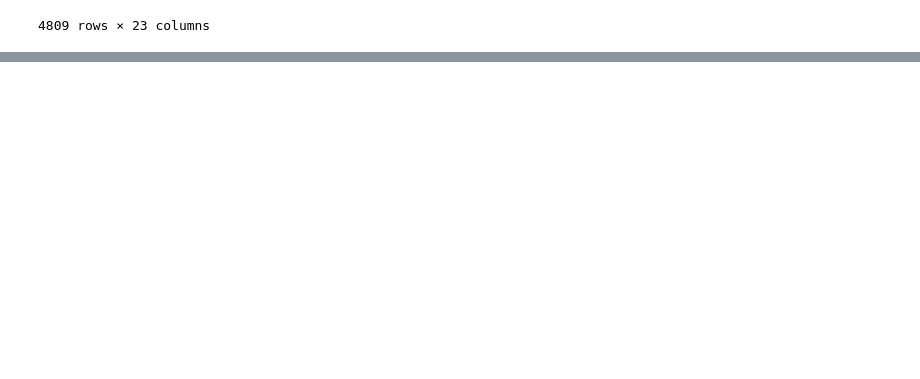
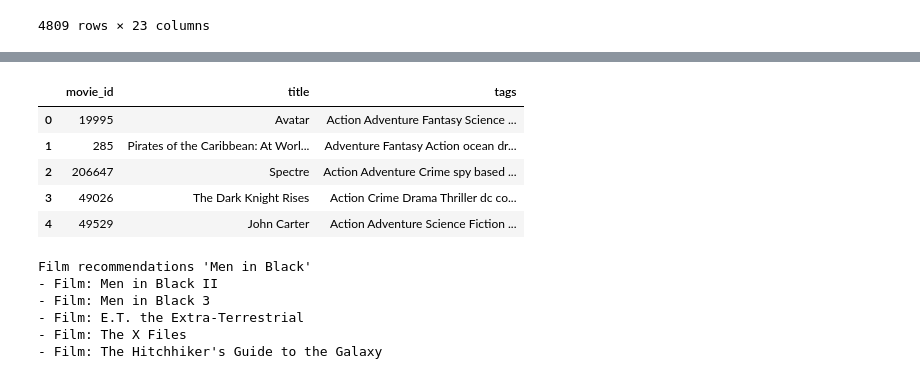
Before and after one commit to 4GeeksAcademy/alfonsoMG_KNN, a Jupyter notebook: src/explore.ipynb, the cells around one changed output, grey strips where cells are left out. Cells and saved outputs as stored; diff of their text form; code cells hidden in the pictures; blank space fills up the shorter version.

```diff
--- a/src/explore.ipynb
+++ b/src/explore.ipynb
@@ -99,0 +74,17 @@ See the caveats in the documentation: https://pandas.pydata.org/pandas-docs/stab
+# %%
+def get_names_from_json(json_list_str, key='name', max_count=None):
+        json_list = json.loads(json_list_str)
+        names = [item[key] for item in json_list if isinstance(item, dict) and key in item]
+        return ', '.join(names[:max_count]) if names else None
+
+def get_second_name_from_json(json_list_str, key='name'):
+        json_list = json.loads(json_list_str)
+        names = [item[key] for item in json_list if isinstance(item, dict) and key in item]
+        return names[1] if len(names) >= 2 else None
+
+# Aplicar la función a las columnas correspondientes
+df['genres'] = df['genres'].apply(get_names_from_json)
+df['keywords'] = df['keywords'].apply(get_names_from_json)
+df['cast'] = df['cast'].apply(get_names_from_json, max_count=3)
+df['crew'] = df['crew'].apply(get_second_name_from_json)
+df["overview"] = df["overview"].tolist()
@@ -99,0 +142,3 @@ See the caveats in the documentation: https://pandas.pydata.org/pandas-docs/stab
+# %%
+df["tags"] = df.apply(lambda row: ', '.join(map(str, [row["genres"], row["keywords"], row["cast"], row["crew"], row["overview"]])), axis=1)
+df["tags"].iloc[0]
@@ -99,0 +157,3 @@ See the caveats in the documentation: https://pandas.pydata.org/pandas-docs/stab
+# %%
+df["tags"] = df["tags"].astype(str)
+df["tags"].head()
@@ -99,0 +176,3 @@ See the caveats in the documentation: https://pandas.pydata.org/pandas-docs/stab
+# %%
+df["tags"] = df["tags"].str.replace(',', " ")
+df["tags"].iloc[0]
@@ -99,0 +186,10 @@ See the caveats in the documentation: https://pandas.pydata.org/pandas-docs/stab
+# %%
+total_data = df.drop(columns = ["overview", "genres", "keywords","cast", "crew"])
+total_data.head()
+# %% [output]
+|  | movie_id | title | tags |
+| 0 | 19995 | Avatar | Action Adventure Fantasy Science ... |
+| 1 | 285 | Pirates of the Caribbean: At Worl... | Adventure Fantasy Action ocean dr... |
+| 2 | 206647 | Spectre | Action Adventure Crime spy based ... |
+| 3 | 49026 | The Dark Knight Rises | Action Crime Drama Thriller dc co... |
+| 4 | 49529 | John Carter | Action Adventure Science Fiction ... |
@@ -99,0 +198,25 @@ See the caveats in the documentation: https://pandas.pydata.org/pandas-docs/stab
+# %%
+vectorizer = TfidfVectorizer()
+tfidf_matrix = vectorizer.fit_transform(total_data["tags"])
+
+model = NearestNeighbors(n_neighbors = 6, algorithm = "brute", metric = "cosine")
+model.fit(tfidf_matrix)
+
+def get_movie_recommendations(movie_title):
+    movie_index = total_data[total_data["title"] == movie_title].index[0]
+    distances, indices = model.kneighbors(tfidf_matrix[movie_index])
+    similar_movies = [(total_data["title"][i], distances[0][j]) for j, i in enumerate(indices[0])]
+    return similar_movies[1:]
+
+input_movie = "Men in Black"
+recommendations = get_movie_recommendations(input_movie)
+print("Film recommendations '{}'".format(input_movie))
+for movie, distance in recommendations:
+    print("- Film: {}".format(movie))
+# %% [output]
+Film recommendations 'Men in Black'
+- Film: Men in Black II
+- Film: Men in Black 3
+- Film: E.T. the Extra-Terrestrial
+- Film: The X Files
+- Film: The Hitchhiker's Guide to the Galaxy
```
Also changed, not shown: parts of 12 cells of this notebook, 3 other files.
